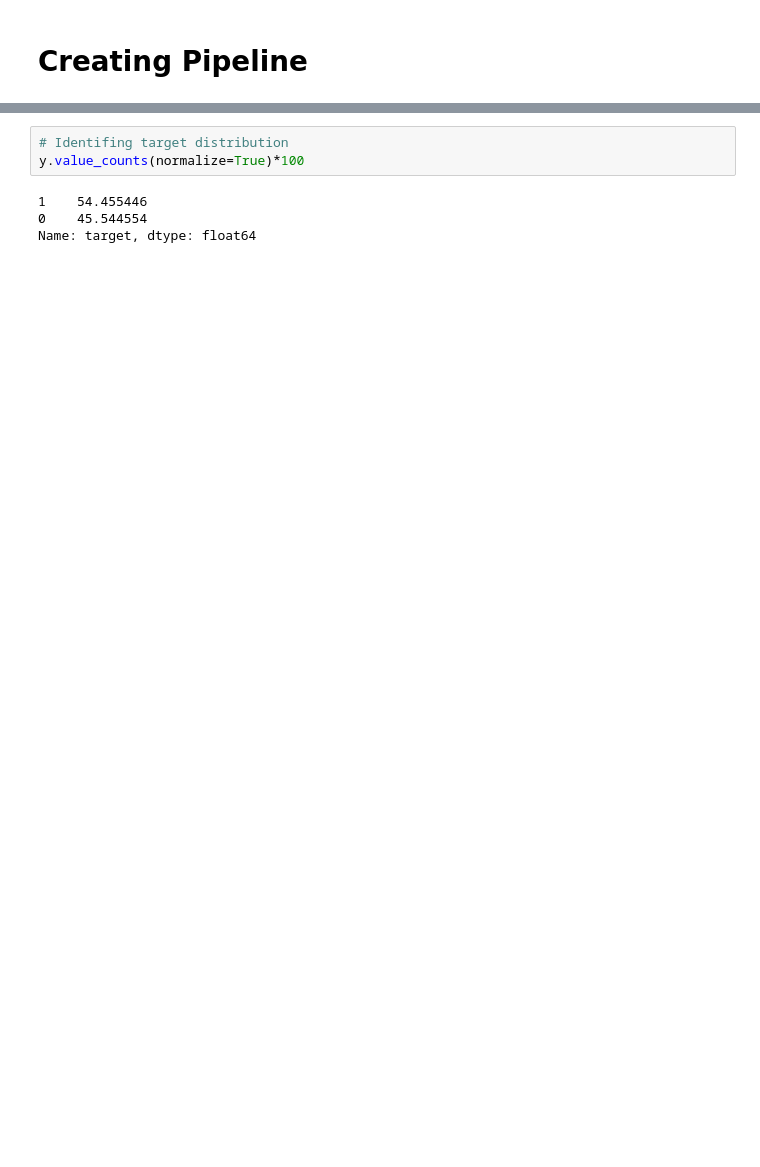
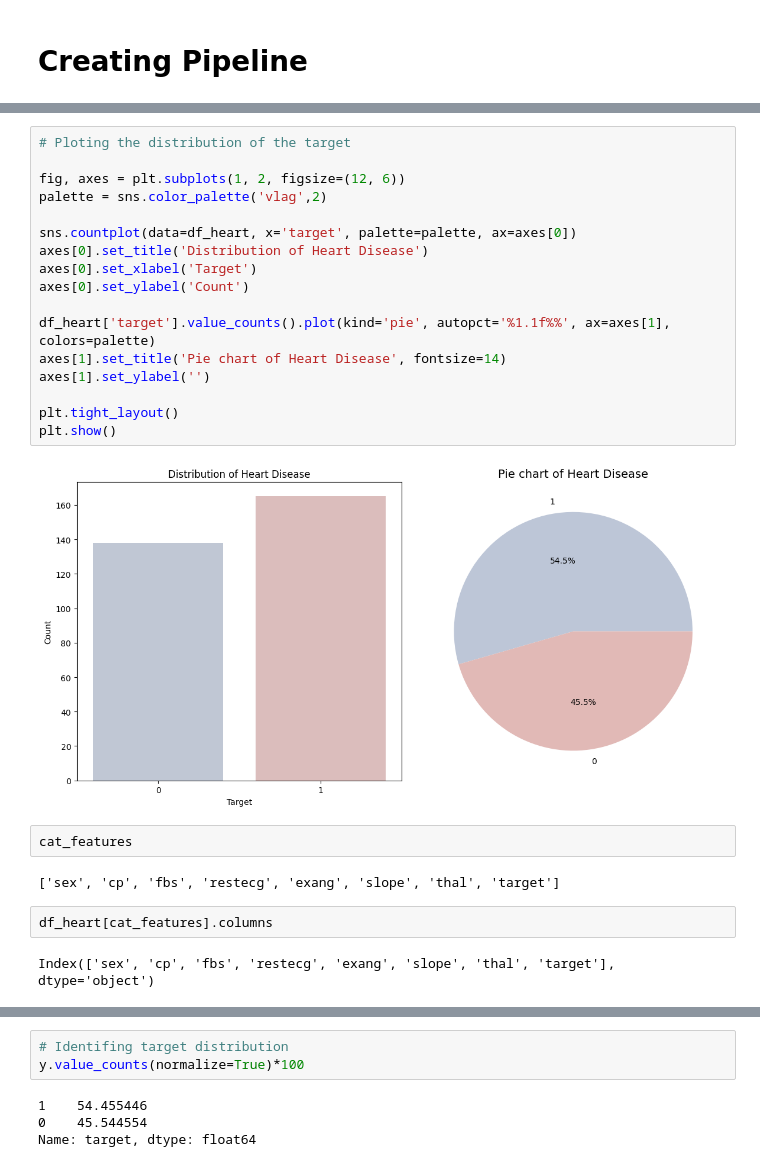
Before and after one commit to karushp/heart-disease-predict, a Jupyter notebook: notebook/heart-pipe.ipynb, the cells around one changed output, grey strips where cells are left out. Cells and saved outputs as stored; diff of their text form; blank space fills up the shorter version.

```diff
--- a/notebook/heart-pipe.ipynb
+++ b/notebook/heart-pipe.ipynb
@@ -22,0 +76,27 @@ y = df_heart['target']
+# %%
+# Ploting the distribution of the target
+
+fig, axes = plt.subplots(1, 2, figsize=(12, 6))
+palette = sns.color_palette('vlag',2)
+
+sns.countplot(data=df_heart, x='target', palette=palette, ax=axes[0])
+axes[0].set_title('Distribution of Heart Disease')
+axes[0].set_xlabel('Target')
+axes[0].set_ylabel('Count')
+
+df_heart['target'].value_counts().plot(kind='pie', autopct='%1.1f%%', ax=axes[1], colors=palette)
+axes[1].set_title('Pie chart of Heart Disease', fontsize=14)
+axes[1].set_ylabel('')
+
+plt.tight_layout()
+plt.show()
+# %% [output]
+[figure, added]
+# %%
+cat_features
+# %% [output]
+['sex', 'cp', 'fbs', 'restecg', 'exang', 'slope', 'thal', 'target']
+# %%
+df_heart[cat_features].columns
+# %% [output]
+Index(['sex', 'cp', 'fbs', 'restecg', 'exang', 'slope', 'thal', 'target'], dtype='object')
```
Also changed, not shown: parts of 27 cells of this notebook, 1 other file.
